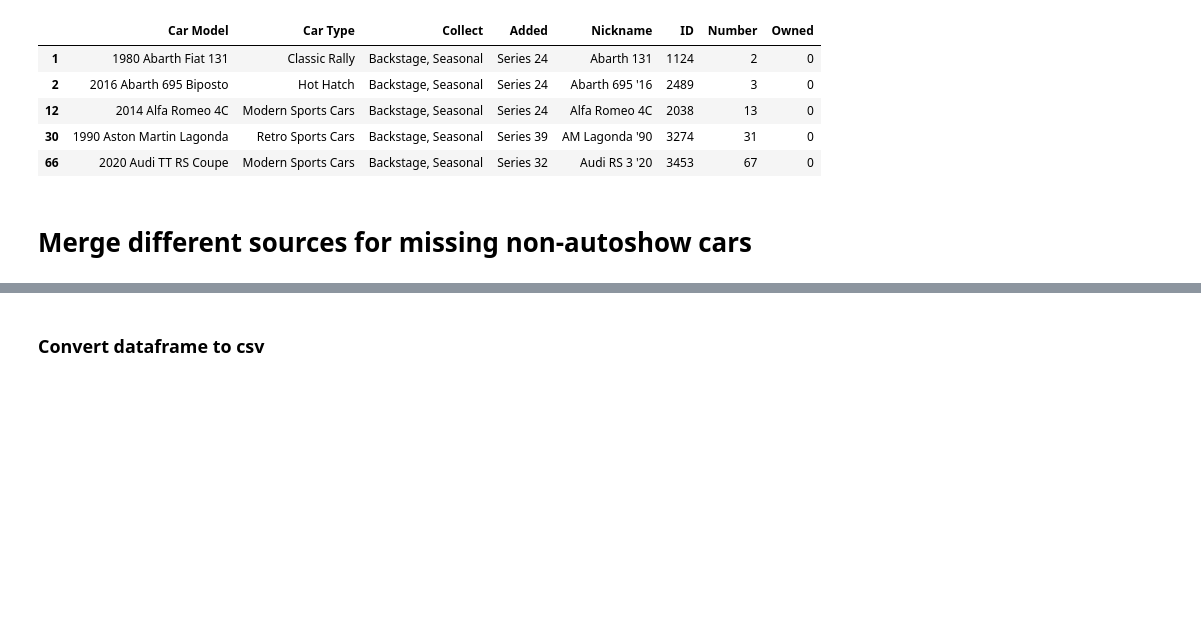
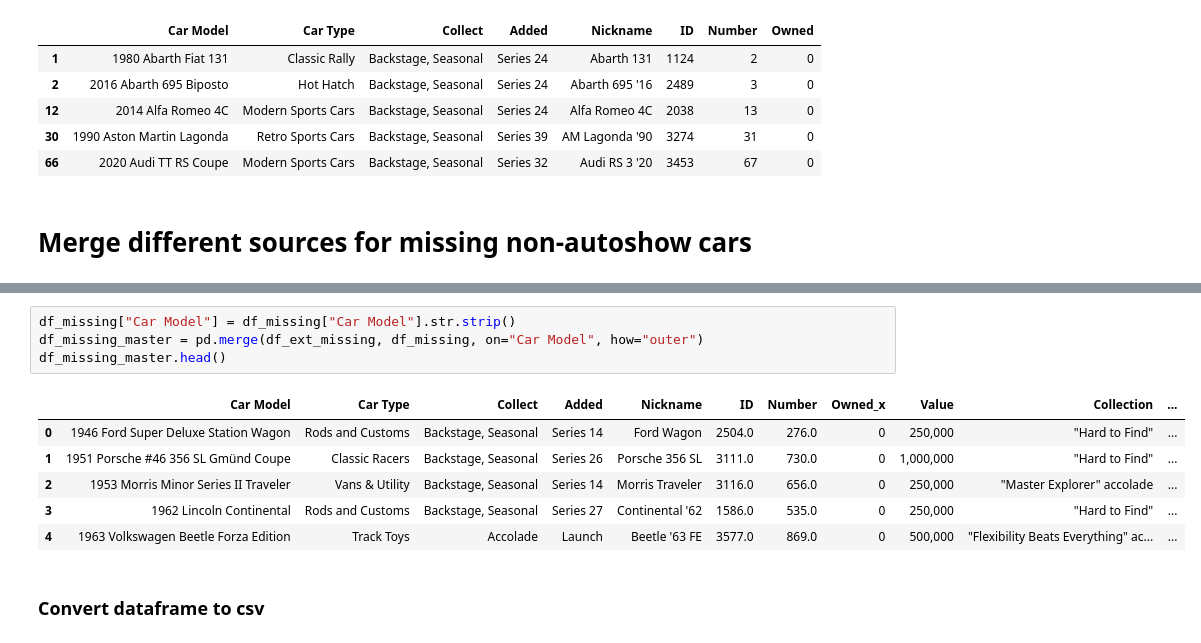
Before and after one commit to iaspidem/fh-cars-list, a Jupyter notebook: fh5-process-ext.ipynb, the cells around one changed output, grey strips where cells are left out. Cells and saved outputs as stored; diff of their text form; blank space fills up the shorter version.

```diff
--- a/fh5-process-ext.ipynb
+++ b/fh5-process-ext.ipynb
@@ -487,3 +488,14 @@ df_missing.head()
+# %%
+df_missing["Car Model"] = df_missing["Car Model"].str.strip()
+df_missing_master = pd.merge(df_ext_missing, df_missing, on="Car Model", how="outer")
+df_missing_master.head()
+# %% [output]
+|  | Car Model | Car Type | Collect | Added | Nickname | ID | Number | Owned_x | Value | Collection | ... |
+| 0 | 1946 Ford Super Deluxe Station Wagon | Rods and Customs | Backstage, Seasonal | Series 14 | Ford Wagon | 2504.0 | 276.0 | 0 | 250,000 | "Hard to Find" | ... |
+| 1 | 1951 Porsche #46 356 SL Gmünd Coupe | Classic Racers | Backstage, Seasonal | Series 26 | Porsche 356 SL | 3111.0 | 730.0 | 0 | 1,000,000 | "Hard to Find" | ... |
+| 2 | 1953 Morris Minor Series II Traveler | Vans & Utility | Backstage, Seasonal | Series 14 | Morris Traveler | 3116.0 | 656.0 | 0 | 250,000 | "Master Explorer" accolade | ... |
+| 3 | 1962 Lincoln Continental | Rods and Customs | Backstage, Seasonal | Series 27 | Continental '62 | 1586.0 | 535.0 | 0 | 250,000 | "Hard to Find" | ... |
+| 4 | 1963 Volkswagen Beetle Forza Edition | Track Toys | Accolade | Launch | Beetle '63 FE | 3577.0 | 869.0 | 0 | 500,000 | "Flexibility Beats Everything" ac... | ... |
 # %% [markdown]
 ### Convert dataframe to csv
 # %%
```
Also changed, not shown: parts of 1 cell of this notebook.
